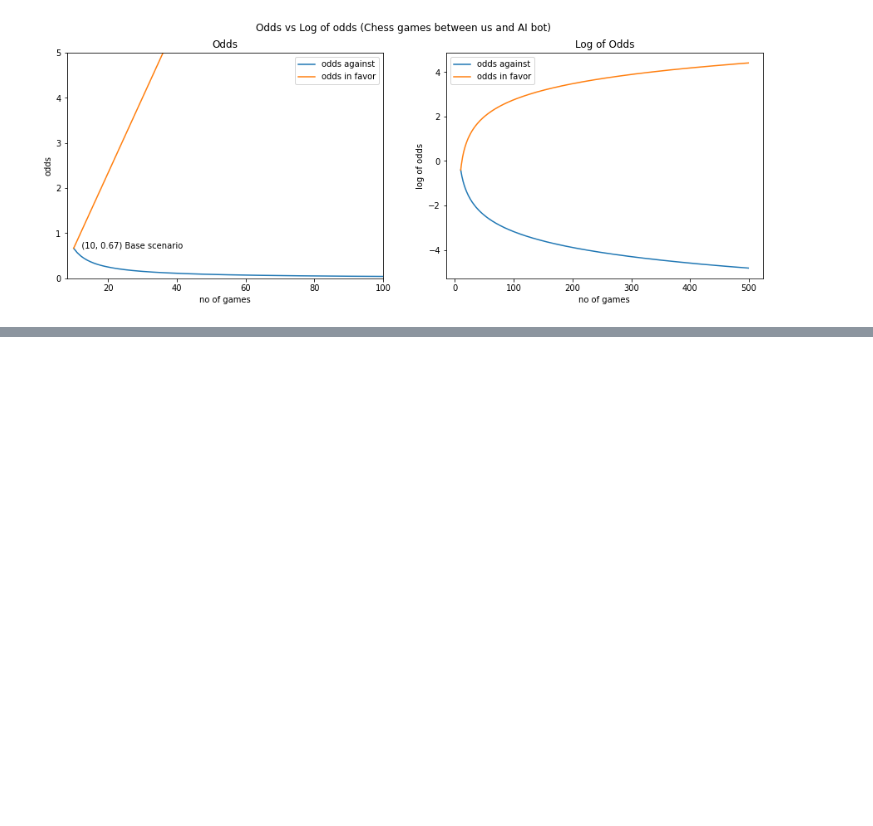
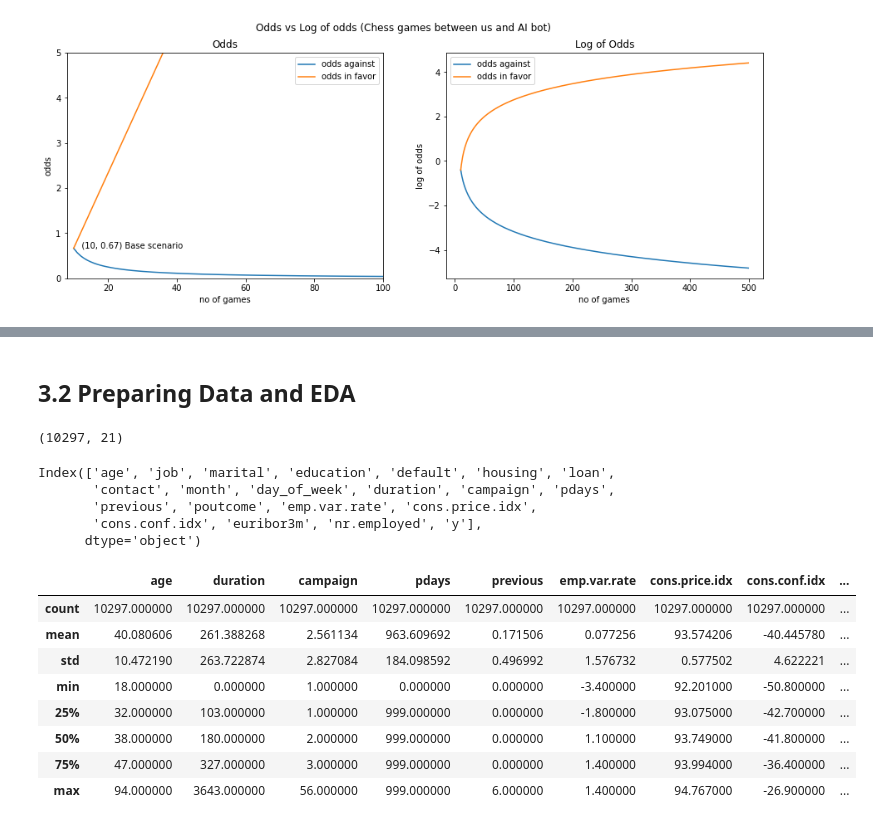
Before and after one commit to Ishankoradia/ML-Concepts-and-Algorithms, a Jupyter notebook: Logistic Regression.ipynb, the cells around one changed output, grey strips where cells are left out. Cells and saved outputs as stored; diff of their text form; code cells hidden in the pictures; blank space fills up the shorter version.

```diff
--- a/Logistic Regression.ipynb
+++ b/Logistic Regression.ipynb
@@ -337,0 +324,5 @@ Name: Sales_in_thousands, dtype: float64
+# %%
+import pandas as pd
+import numpy as np
+bank = pd.read_csv('https://raw.githubusercontent.com/insaid2018/Term-2/master/Data/bank.csv')
+bank.head()
@@ -337,0 +337,29 @@ Name: Sales_in_thousands, dtype: float64
+# %% [markdown]
+<a name = Section32></a>
+## **3.2 Preparing Data and EDA**
+# %%
+bank.shape
+# %% [output]
+(10297, 21)
+# %%
+bank.columns
+# %% [output]
+Index(['age', 'job', 'marital', 'education', 'default', 'housing', 'loan',
+       'contact', 'month', 'day_of_week', 'duration', 'campaign', 'pdays',
+       'previous', 'poutcome', 'emp.var.rate', 'cons.price.idx',
+       'cons.conf.idx', 'euribor3m', 'nr.employed', 'y'],
+      dtype='object')
+# %%
+### descriptive statistics
+
+bank.describe()
+# %% [output]
+|  | age | duration | campaign | pdays | previous | emp.var.rate | cons.price.idx | cons.conf.idx | ... |
+| count | 10297.000000 | 10297.000000 | 10297.000000 | 10297.000000 | 10297.000000 | 10297.000000 | 10297.000000 | 10297.000000 | ... |
+| mean | 40.080606 | 261.388268 | 2.561134 | 963.609692 | 0.171506 | 0.077256 | 93.574206 | -40.445780 | ... |
+| std | 10.472190 | 263.722874 | 2.827084 | 184.098592 | 0.496992 | 1.576732 | 0.577502 | 4.622221 | ... |
+| min | 18.000000 | 0.000000 | 1.000000 | 0.000000 | 0.000000 | -3.400000 | 92.201000 | -50.800000 | ... |
+| 25% | 32.000000 | 103.000000 | 1.000000 | 999.000000 | 0.000000 | -1.800000 | 93.075000 | -42.700000 | ... |
+| 50% | 38.000000 | 180.000000 | 2.000000 | 999.000000 | 0.000000 | 1.100000 | 93.749000 | -41.800000 | ... |
+| 75% | 47.000000 | 327.000000 | 3.000000 | 999.000000 | 0.000000 | 1.400000 | 93.994000 | -36.400000 | ... |
+| max | 94.000000 | 3643.000000 | 56.000000 | 999.000000 | 6.000000 | 1.400000 | 94.767000 | -26.900000 | ... |
```
Also changed, not shown: parts of 42 cells of this notebook, 1 other file.
